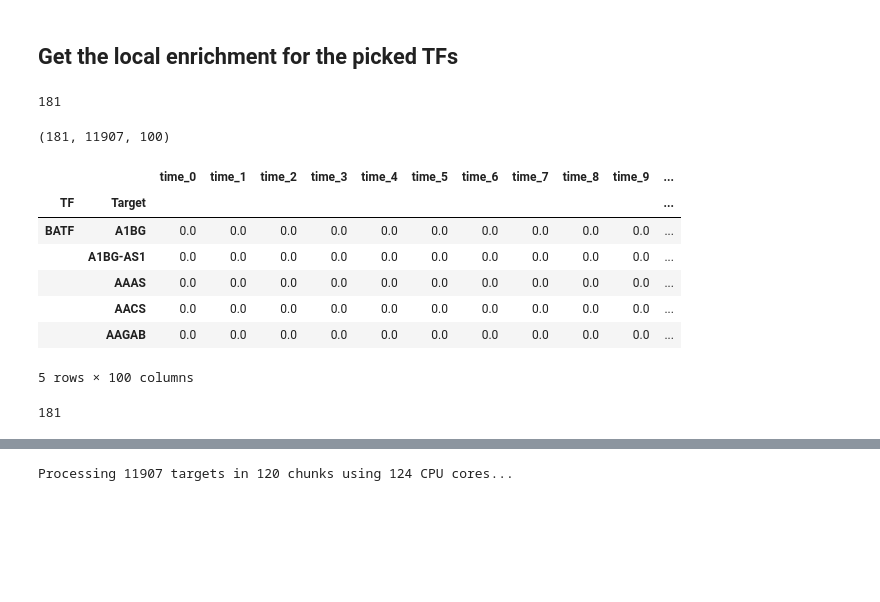
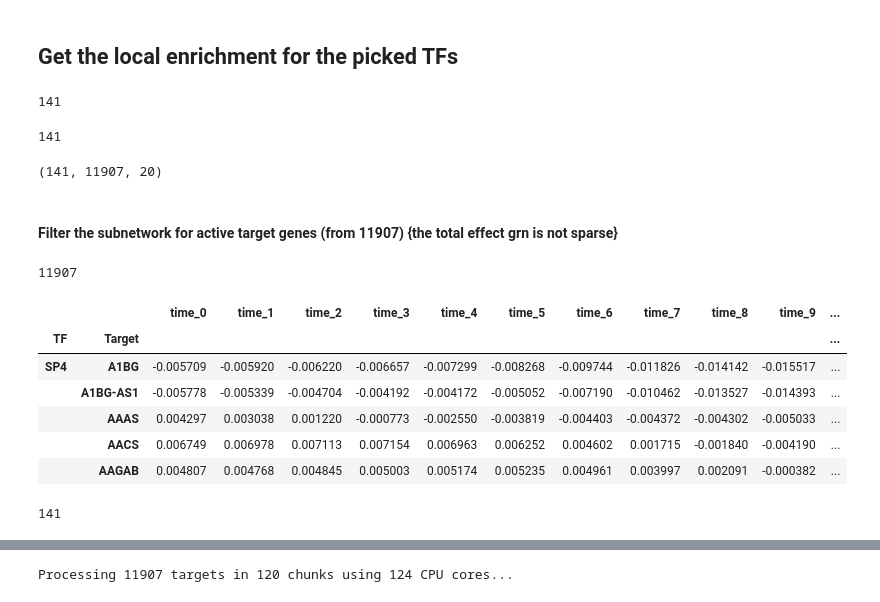
Before and after one commit to sachha-naksha/B_Cell_States, a Jupyter notebook: multiome_dynamic_regulation/py_scripts/analysis/LF_dynamics.ipynb, the cells around one changed output, grey strips where cells are left out. Saved outputs shown, nothing was run; the diff lists cells and outputs as text; code cells hidden in the pictures; blank space fills up the shorter version.

Commit message:
getting enrichment from total non sparse effect grn

```diff
--- a/multiome_dynamic_regulation/py_scripts/analysis/LF_dynamics.ipynb
+++ b/multiome_dynamic_regulation/py_scripts/analysis/LF_dynamics.ipynb
@@ -650,44 +646,63 @@ tf_to_targets = pickle.load(open(os.path.join(output_folder, 'top_5_TFs_per_targ
+# %%
+# get the regulators for all the targets
+all_lf_targets = list(target_regulators.keys())
+strong_tfs = set()
+for target in all_lf_targets:
+    strong_tfs.update(list(target_regulators[target].keys()))
+
+display(len(strong_tfs))
+# %% [output]
+141
 # %%
 # get the total down-stream targets of the filtered TFs
-filtered_tfs = list(tf_to_targets.keys())
-filtered_tfs_indices, _, _ = get_tf_indices(dictys_dynamic_object, filtered_tfs)
-print(len(filtered_tfs_indices))
+strong_tfs_indices, _, _ = get_tf_indices(dictys_dynamic_object, strong_tfs)
+print(len(strong_tfs_indices))
 # %% [output]
-181
+141
 # %%
 # Get the subnetworks for the kept TFs
-filtered_subnetworks_max_force_tfs = dnet[np.ix_(filtered_tfs_indices, range(dnet.shape[1]), range(dnet.shape[2]))]
-display(filtered_subnetworks_max_force_tfs.shape)
+strong_tfs_total_effect_subnetwork_of_lf = dnet[np.ix_(strong_tfs_indices, range(dnet.shape[1]), range(dnet.shape[2]))]
+display(strong_tfs_total_effect_subnetwork_of_lf.shape)
 # %% [output]
-(181, 11907, 100)
+(141, 11907, 20)
+# %% [markdown]
+#### Filter the subnetwork for active target genes (from 11907) {the total effect grn is not sparse}
+# %%
+# Calculate sparsity for each target (across all TFs and timepoints)
+target_density = (strong_tfs_total_effect_subnetwork_of_lf != 0).mean(axis=(0, 2))
+# Keep targets that are non-zero more than x% of the time
+targets_to_keep = target_density > 0.01
+targets_to_keep_indices = np.where(targets_to_keep)[0]
+display(len(targets_to_keep_indices))
+# %% [output]
+11907
 # %%
 # Create multi-index tuples (all combinations of TF-target pairs)
-index_tuples = [(tf, target) for tf in filtered_tfs for target in dictys_dynamic_object.ndict.keys()]
+index_tuples = [(tf, target) for tf in strong_tfs for target in dictys_dynamic_object.ndict.keys()]
 multi_index = pd.MultiIndex.from_tuples(index_tuples, names=['TF', 'Target'])
 # Reshape the subnetworks array to 2D (pairs × time points)
-n_tfs, n_targets, n_times = filtered_subnetworks_max_force_tfs.shape
-reshaped_data = filtered_subnetworks_max_force_tfs.reshape(-1, n_times)
+n_tfs, n_targets, n_times = strong_tfs_total_effect_subnetwork_of_lf.shape
+reshaped_data = strong_tfs_total_effect_subnetwork_of_lf.reshape(-1, n_times)
 
 # Create DataFrame with multi-index
-max_force_tfs_beta_dcurve = pd.DataFrame(
+strong_tfs_total_effect_beta_dcurve = pd.DataFrame(
     reshaped_data,
     index=multi_index,
     columns=[f'time_{i}' for i in range(n_times)]
 )
-display(max_force_tfs_beta_dcurve.head())
+display(strong_tfs_total_effect_beta_dcurve.head())
 # %% [output]
 |  |  | time_0 | time_1 | time_2 | time_3 | time_4 | time_5 | time_6 | time_7 | time_8 | time_9 | ... |
 | TF | Target |  |  |  |  |  |  |  |  |  |  | ... |
-| BATF | A1BG | 0.0 | 0.0 | 0.0 | 0.0 | 0.0 | 0.0 | 0.0 | 0.0 | 0.0 | 0.0 | ... |
-|  | A1BG-AS1 | 0.0 | 0.0 | 0.0 | 0.0 | 0.0 | 0.0 | 0.0 | 0.0 | 0.0 | 0.0 | ... |
-|  | AAAS | 0.0 | 0.0 | 0.0 | 0.0 | 0.0 | 0.0 | 0.0 | 0.0 | 0.0 | 0.0 | ... |
-|  | AACS | 0.0 | 0.0 | 0.0 | 0.0 | 0.0 | 0.0 | 0.0 | 0.0 | 0.0 | 0.0 | ... |
-|  | AAGAB | 0.0 | 0.0 | 0.0 | 0.0 | 0.0 | 0.0 | 0.0 | 0.0 | 0.0 | 0.0 | ... |
+| SP4 | A1BG | -0.005709 | -0.005920 | -0.006220 | -0.006657 | -0.007299 | -0.008268 | -0.009744 | -0.011826 | -0.014142 | -0.015517 | ... |
+|  | A1BG-AS1 | -0.005778 | -0.005339 | -0.004704 | -0.004192 | -0.004172 | -0.005052 | -0.007190 | -0.010462 | -0.013527 | -0.014393 | ... |
+|  | AAAS | 0.004297 | 0.003038 | 0.001220 | -0.000773 | -0.002550 | -0.003819 | -0.004403 | -0.004372 | -0.004302 | -0.005033 | ... |
+|  | AACS | 0.006749 | 0.006978 | 0.007113 | 0.007154 | 0.006963 | 0.006252 | 0.004602 | 0.001715 | -0.001840 | -0.004190 | ... |
+|  | AAGAB | 0.004807 | 0.004768 | 0.004845 | 0.005003 | 0.005174 | 0.005235 | 0.004961 | 0.003997 | 0.002091 | -0.000382 | ... |
-5 rows × 100 columns
 # %%
 # get the tf_lcpms for the lineage
-filtered_tfs_lcpm_dcurve = lcpm_dcurve_pb.loc[filtered_tfs]
-print(len(filtered_tfs_lcpm_dcurve))
+strong_tfs_lcpm_dcurve = lcpm_dcurve_pb.loc[list(strong_tfs)]
+print(len(strong_tfs_lcpm_dcurve))
 # %% [output]
-181
+141
 # %%
```
Also changed, not shown: parts of 4 cells of this notebook.
